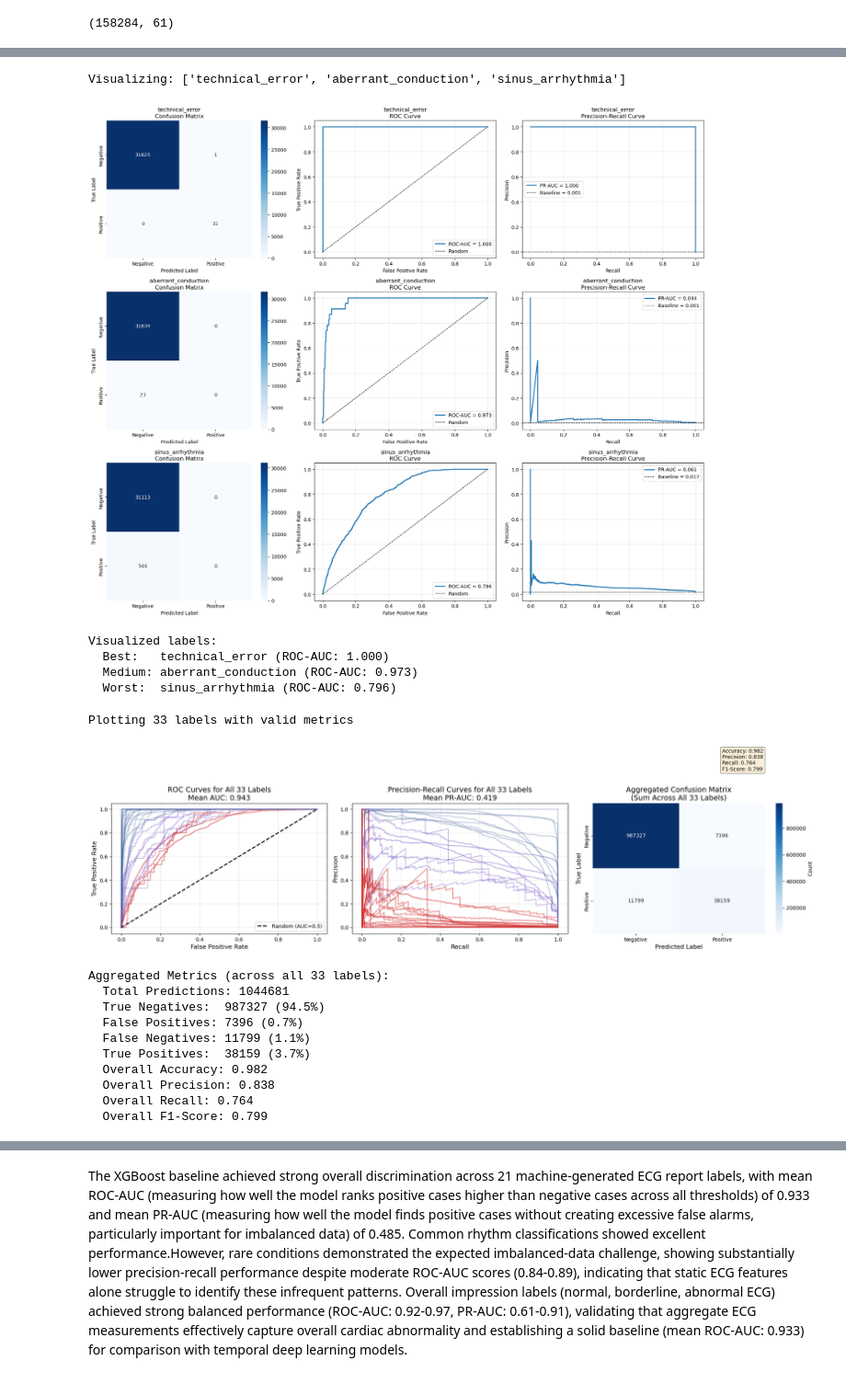
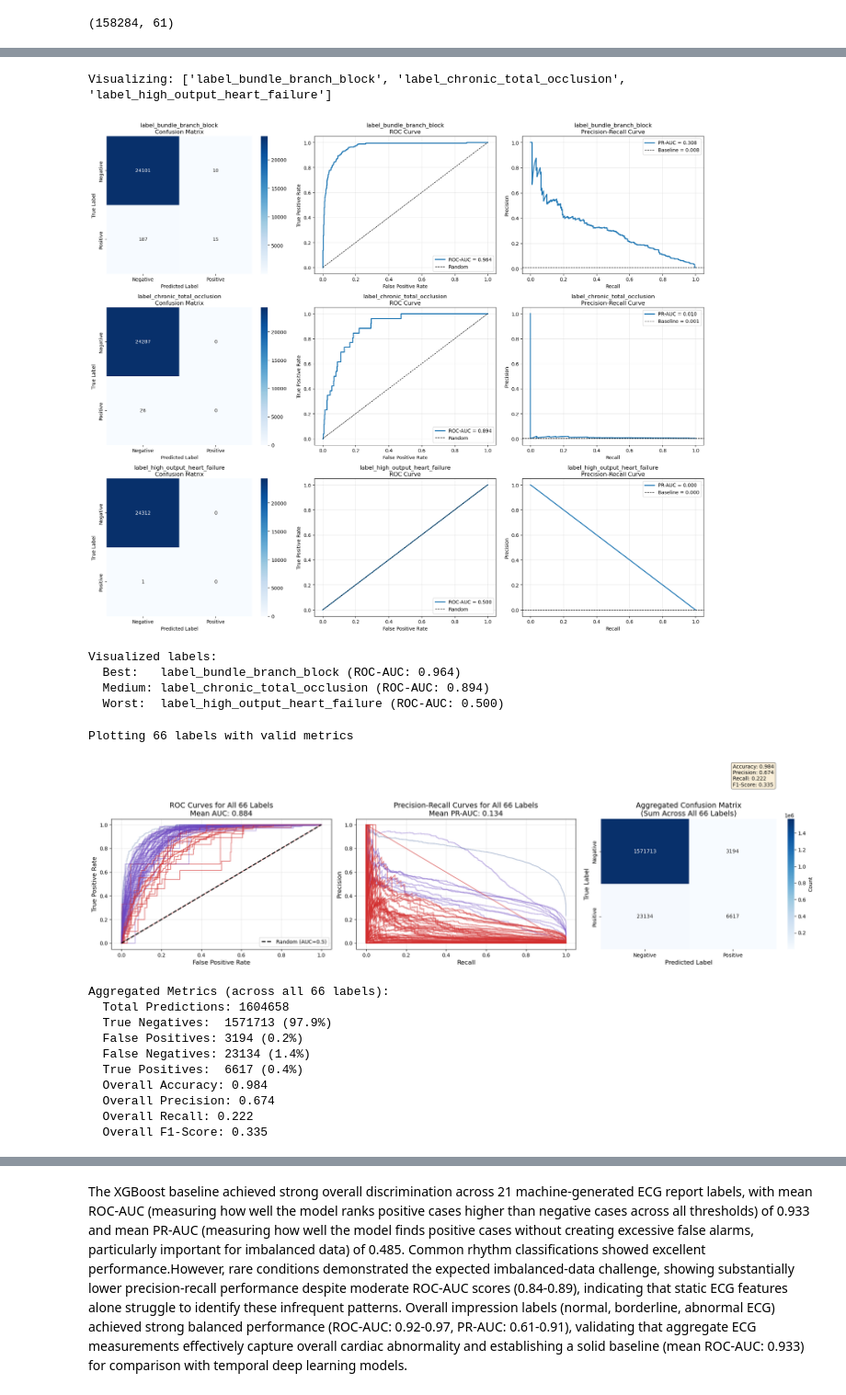
Before and after one commit to brandonng2/CardioTwin, a Jupyter notebook: notebooks/xgboost_baseline.ipynb, the cells around one changed output, grey strips where cells are left out. Shown at 92% size. Saved outputs shown, nothing was run; the diff lists cells and outputs as text; code cells hidden in the pictures.

```diff
--- a/notebooks/xgboost_baseline.ipynb
+++ b/notebooks/xgboost_baseline.ipynb
@@ -535,20 +718,20 @@ medium_label = valid_results_sorted.iloc[len(valid_results_sorted)//2]['target']
 selected_labels = [best_label, medium_label, worst_label]
 print(f"Visualizing: {selected_labels}")
 
-# Convert to list if needed
-machine_report_cols_list = list(machine_report_cols)
+# Use y.columns instead of machine_report_cols
+label_cols_list = y.columns.tolist()
 
 # Create figure with 3 rows, 3 columns
 fig, axes = plt.subplots(3, 3, figsize=(18, 15))
 
 for row, label in enumerate(selected_labels):
     # Get index for this label
-    label_idx = machine_report_cols_list.index(label)
+    label_idx = label_cols_list.index(label)
 
-    # Get predictions for this label
-    y_true = y_test[label]
-    y_pred = multi_xgb.estimators_[label_idx].predict(X_test)
-    y_pred_proba = multi_xgb.estimators_[label_idx].predict_proba(X_test)[:, 1]
+    # Get predictions for this label - use column name directly
+    y_true = y_test[label]  # ← Changed back to use column name
+    y_pred = multi_xgb.estimators_[label_idx].predict(X_test_processed)
+    y_pred_proba = multi_xgb.estimators_[label_idx].predict_proba(X_test_processed)[:, 1]
 
     # Get metrics
     label_metrics = results_df[results_df['target'] == label].iloc[0]
@@ -604,17 +787,17 @@ print(f"  Best:   {best_label} (ROC-AUC: {valid_results_sorted.iloc[0]['roc_auc'
 print(f"  Medium: {medium_label} (ROC-AUC: {valid_results_sorted.iloc[len(valid_results_sorted)//2]['roc_auc']:.3f})")
 print(f"  Worst:  {worst_label} (ROC-AUC: {valid_results_sorted.iloc[-1]['roc_auc']:.3f})")
 # %% [output]
-Visualizing: ['technical_error', 'aberrant_conduction', 'sinus_arrhythmia']
+Visualizing: ['label_bundle_branch_block', 'label_chronic_total_occlusion', 'label_high_output_heart_failure']
-[figure, old version]
+[figure, new version]
 Visualized labels:
-  Best:   technical_error (ROC-AUC: 1.000)
-  Medium: aberrant_conduction (ROC-AUC: 0.973)
-  Worst:  sinus_arrhythmia (ROC-AUC: 0.796)
+  Best:   label_bundle_branch_block (ROC-AUC: 0.964)
+  Medium: label_chronic_total_occlusion (ROC-AUC: 0.894)
+  Worst:  label_high_output_heart_failure (ROC-AUC: 0.500)
 # %%
 # Get all valid labels (those with both classes in test set)
 valid_labels = []
-for label in machine_report_cols:
-    if y_test[label].nunique() > 1:
+for label in y.columns:  # ← Changed from machine_report_cols
+    if y_test[label].nunique() > 1:  # ← Changed to use column name
         valid_labels.append(label)
 
 print(f"Plotting {len(valid_labels)} labels with valid metrics")
@@ -623,10 +806,10 @@ print(f"Plotting {len(valid_labels)} labels with valid metrics")
 fig, axes = plt.subplots(1, 3, figsize=(20, 6))
 
 # --- Plot 1: All ROC Curves ---
-for i, label in enumerate(valid_labels):
-    label_idx = list(machine_report_cols).index(label)
-    y_true = y_test[label]
-    y_pred_proba = multi_xgb.estimators_[label_idx].predict_proba(X_test)[:, 1]
+for label in valid_labels:
+    label_idx = list(y.columns).index(label)  # ← Changed
+    y_true = y_test[label]  # ← Changed to use column name
+    y_pred_proba = multi_xgb.estimators_[label_idx].predict_proba(X_test_processed)[:, 1]
 
     fpr, tpr, _ = roc_curve(y_true, y_pred_proba)
     label_metrics = results_df[results_df['target'] == label].iloc[0]
@@ -654,10 +837,10 @@ axes[0].legend(loc='lower right', fontsize=10)
 axes[0].grid(True, alpha=0.3)
 
 # --- Plot 2: All Precision-Recall Curves ---
-for i, label in enumerate(valid_labels):
-    label_idx = list(machine_report_cols).index(label)
-    y_true = y_test[label]
-    y_pred_proba = multi_xgb.estimators_[label_idx].predict_proba(X_test)[:, 1]
+for label in valid_labels:
+    label_idx = list(y.columns).index(label)  # ← Changed
+    y_true = y_test[label]  # ← Changed to use column name
+    y_pred_proba = multi_xgb.estimators_[label_idx].predict_proba(X_test_processed)[:, 1]
 
     precision, recall, _ = precision_recall_curve(y_true, y_pred_proba)
     label_metrics = results_df[results_df['target'] == label].iloc[0]
@@ -685,9 +868,9 @@ axes[1].grid(True, alpha=0.3)
 # Sum all confusion matrices
 total_cm = np.zeros((2, 2))
 for label in valid_labels:
-    label_idx = list(machine_report_cols).index(label)
-    y_true = y_test[label]
-    y_pred = multi_xgb.estimators_[label_idx].predict(X_test)
+    label_idx = list(y.columns).index(label)  # ← Changed
+    y_true = y_test[label]  # ← Changed to use column name
+    y_pred = multi_xgb.estimators_[label_idx].predict(X_test_processed)
     cm = confusion_matrix(y_true, y_pred)
     total_cm += cm
 
@@ -698,44 +881,44 @@ sns.heatmap(total_cm, annot=True, fmt='.0f', cmap='Blues', ax=axes[2],
             cbar_kws={'label': 'Count'})
 axes[2].set_title(f'Aggregated Confusion Matrix\n(Sum Across All {len(valid_labels)} Labels)', fontsize=14)
 axes[2].set_ylabel('True Label', fontsize=12)
 axes[2].set_xlabel('Predicted Label', fontsize=12)
 
 # Calculate overall metrics from aggregated CM
 tn, fp, fn, tp = total_cm.ravel()
 accuracy = (tp + tn) / (tp + tn + fp + fn)
 precision = tp / (tp + fp) if (tp + fp) > 0 else 0
 recall = tp / (tp + fn) if (tp + fn) > 0 else 0
 f1 = 2 * precision * recall / (precision + recall) if (precision + recall) > 0 else 0
 
 # Add text with overall metrics
 metrics_text = f'Accuracy: {accuracy:.3f}\nPrecision: {precision:.3f}\nRecall: {recall:.3f}\nF1-Score: {f1:.3f}'
 axes[2].text(1.5, -0.5, metrics_text, fontsize=10, bbox=dict(boxstyle='round', facecolor='wheat', alpha=0.5))
 
 plt.tight_layout()
 plt.show()
 
 print(f"\nAggregated Metrics (across all {len(valid_labels)} labels):")
 print(f"  Total Predictions: {int(total_cm.sum())}")
 print(f"  True Negatives:  {int(tn)} ({tn/total_cm.sum()*100:.1f}%)")
 print(f"  False Positives: {int(fp)} ({fp/total_cm.sum()*100:.1f}%)")
 print(f"  False Negatives: {int(fn)} ({fn/total_cm.sum()*100:.1f}%)")
 print(f"  True Positives:  {int(tp)} ({tp/total_cm.sum()*100:.1f}%)")
 print(f"  Overall Accuracy: {accuracy:.3f}")
 print(f"  Overall Precision: {precision:.3f}")
 print(f"  Overall Recall: {recall:.3f}")
 print(f"  Overall F1-Score: {f1:.3f}")
 # %% [output]
-Plotting 33 labels with valid metrics
+Plotting 66 labels with valid metrics
-[figure, old version]
+[figure, new version]
-Aggregated Metrics (across all 33 labels):
-  Total Predictions: 1044681
-  True Negatives:  987327 (94.5%)
-  False Positives: 7396 (0.7%)
-  False Negatives: 11799 (1.1%)
-  True Positives:  38159 (3.7%)
-  Overall Accuracy: 0.982
-  Overall Precision: 0.838
-  Overall Recall: 0.764
-  Overall F1-Score: 0.799
+Aggregated Metrics (across all 66 labels):
+  Total Predictions: 1604658
+  True Negatives:  1571713 (97.9%)
+  False Positives: 3194 (0.2%)
+  False Negatives: 23134 (1.4%)
+  True Positives:  6617 (0.4%)
+  Overall Accuracy: 0.984
+  Overall Precision: 0.674
+  Overall Recall: 0.222
+  Overall F1-Score: 0.335
 # %%
 # Save results to CSV for later analysis
```
Also changed, not shown: parts of 21 cells of this notebook, 2 other files.
